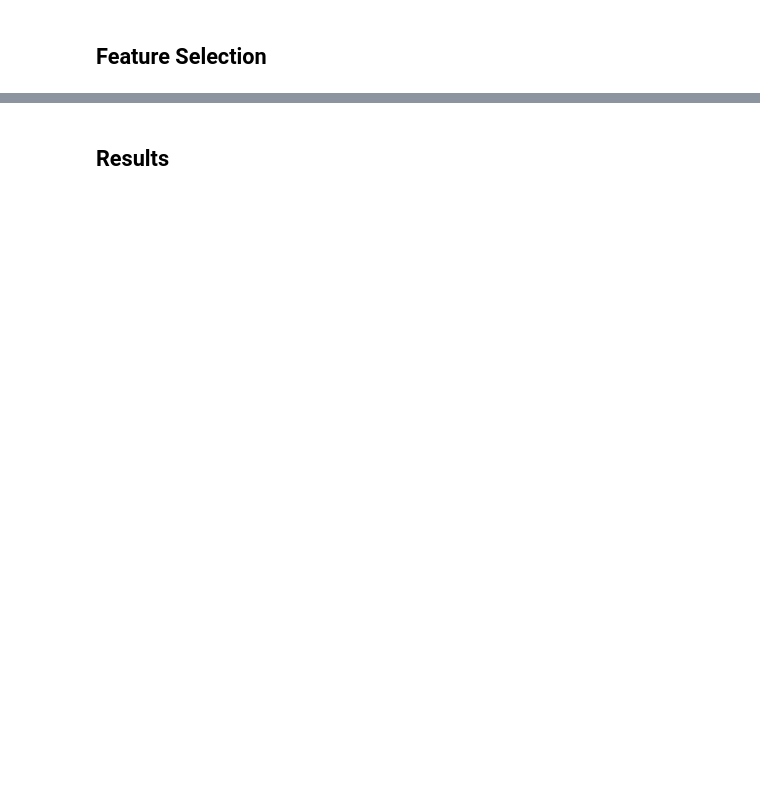
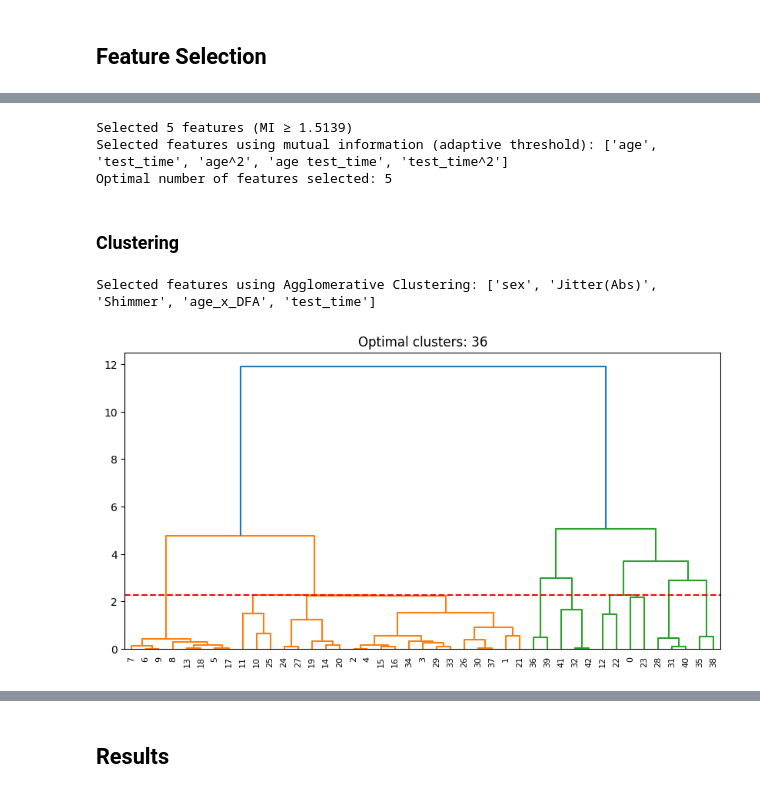
Before and after one commit to behnazrzf/Parkinson-s_Telemonitoring, a Jupyter notebook: feature_selection.ipynb, the cells around one changed output, grey strips where cells are left out. Saved outputs shown, nothing was run; the diff lists cells and outputs as text; code cells hidden in the pictures; blank space fills up the shorter version.

```diff
--- a/feature_selection.ipynb
+++ b/feature_selection.ipynb
@@ -363,0 +340,77 @@ all_results = pd.concat([motor_results, total_results])
+# %%
+def select_by_mi_adaptive(X_train, y_train, k=1.0):
+    """
+    Select features with MI > mean + k * std (default: k=1).
+    """
+    mi = mutual_info_regression(X_train, y_train)
+    mi_series = pd.Series(mi, index=X_train.columns)
+
+    threshold = mi_series.mean() + k * mi_series.std()
+    selected_features = mi_series[mi_series >= threshold].index.tolist()
+
+    print(f"Selected {len(selected_features)} features (MI ≥ {threshold:.4f})")
+    return selected_features
+
+# More aggressive (k=1.5) or lenient (k=0.5)
+motor_features_mi_adapt = select_by_mi_adaptive(X_train_engineered, y_train_motor, k=0.5)
+print(f"Selected features using mutual information (adaptive threshold): {motor_features_mi_adapt}")
+print(f'Optimal number of features selected: {len(motor_features_mi_adapt)}')
+# %% [output]
+Selected 5 features (MI ≥ 1.5139)
+Selected features using mutual information (adaptive threshold): ['age', 'test_time', 'age^2', 'age test_time', 'test_time^2']
+Optimal number of features selected: 5
+# %% [markdown]
+### Clustering
+# %%
+# agglomerative clustering
+from sklearn.cluster import AgglomerativeClustering
+
+def select_by_agglomerative_clustering(X_train, n_clusters=5):
+    """
+    Select features using Agglomerative Clustering
+    """
+    clustering = AgglomerativeClustering(n_clusters=n_clusters)
+    clustering.fit(X_train.T)
+    clusters = pd.Series(clustering.labels_, index=X_train.columns)
+
+    selected_features = []
+    for cluster in clusters.unique():
+        cluster_features = clusters[clusters == cluster].index.tolist()
+        selected_features.append(cluster_features[0])  # Select one feature from each cluster
+
+    return selected_features
+
+motor_features_agglom = select_by_agglomerative_clustering(X_train_engineered, n_clusters=5)
+print(f"Selected features using Agglomerative Clustering: {motor_features_agglom}")
+# %% [output]
+Selected features using Agglomerative Clustering: ['sex', 'Jitter(Abs)', 'Shimmer', 'age_x_DFA', 'test_time']
+# %%
+from scipy.cluster.hierarchy import dendrogram, linkage
+import matplotlib.pyplot as plt
+
+def find_optimal_clusters(feature_corr, max_clusters=10):
+    """
+    Find optimal cluster count using the elbow method on linkage distances.
+    """
+    Z = linkage(feature_corr, method='ward')
+
+    # Calculate distances between merges
+    distances = Z[:, 2]
+    x = range(1, len(distances)+1)
+
+    # Find elbow point
+    kn = KneeLocator(x, distances, curve='convex', direction='increasing')
+    optimal_clusters = kn.elbow or max_clusters  # Fallback to max_clusters
+
+    plt.figure(figsize=(10, 5))
+    dendrogram(Z)
+    plt.axhline(y=distances[optimal_clusters-1], color='r', linestyle='--')
+    plt.title(f"Optimal clusters: {optimal_clusters}")
+    plt.show()
+
+    return optimal_clusters
+
+feature_corr = X_train_engineered.corr().abs().values  # Absolute correlation matrix
+optimal_clusters = find_optimal_clusters(feature_corr)
+# %% [output]
+[figure, added]
```
Also changed, not shown: parts of 54 cells of this notebook, 3 other files.
